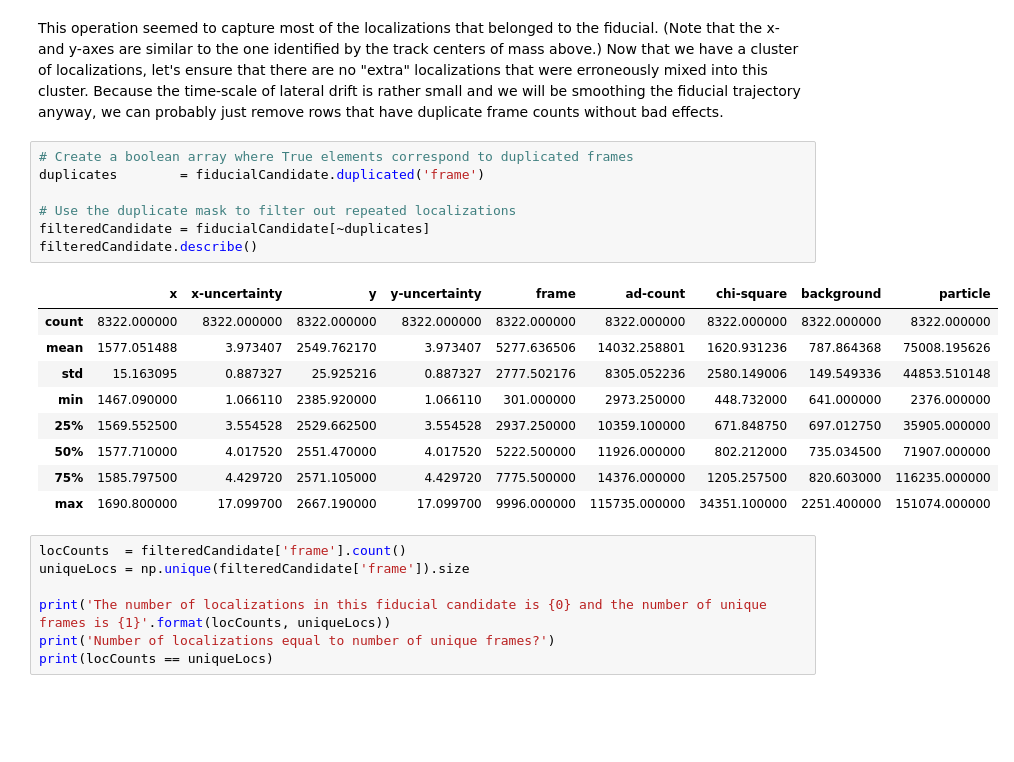
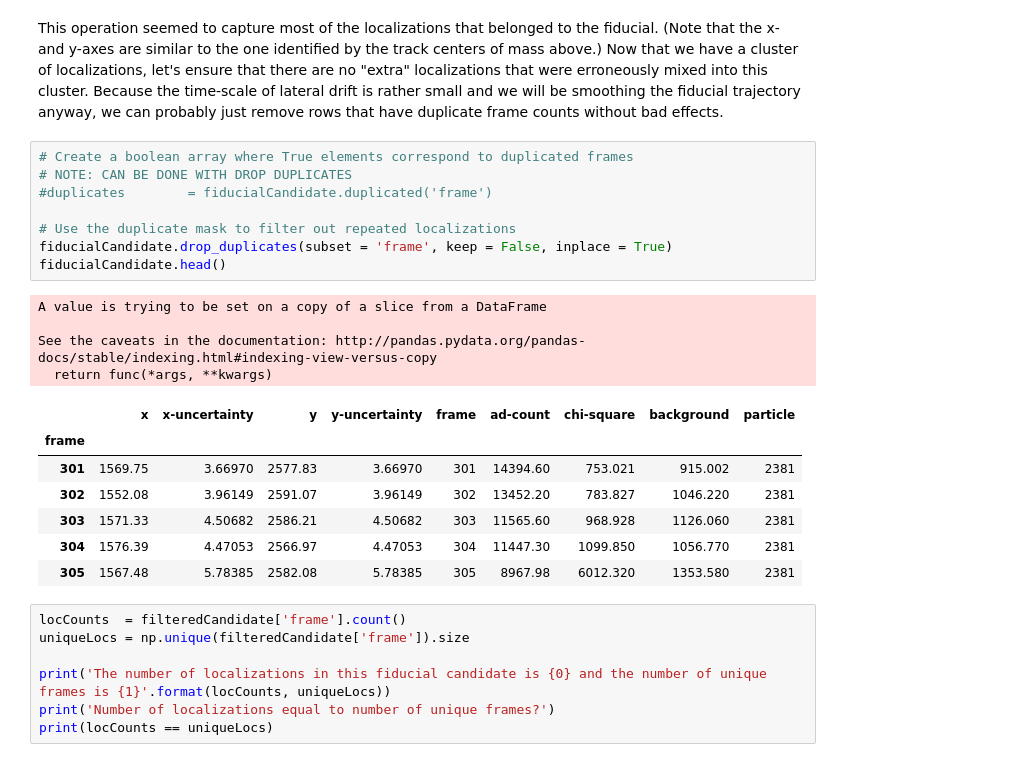
Before and after one commit to kmdouglass/bstore, a Jupyter notebook: playground/Fiducial Detection.ipynb, the cells around one changed output. Drawn from its saved outputs; the diff is of its cells as text; blank space fills up the shorter version.

```diff
--- a/playground/Fiducial Detection.ipynb
+++ b/playground/Fiducial Detection.ipynb
@@ -202,21 +202,24 @@ fiducialCandidate.describe()
 This operation seemed to capture most of the localizations that belonged to the fiducial. (Note that the x- and y-axes are similar to the one identified by the track centers of mass above.) Now that we have a cluster of localizations, let's ensure that there are no "extra" localizations that were erroneously mixed into this cluster. Because the time-scale of lateral drift is rather small and we will be smoothing the fiducial trajectory anyway, we can probably just remove rows that have duplicate frame counts without bad effects.
 # %%
 # Create a boolean array where True elements correspond to duplicated frames
-duplicates        = fiducialCandidate.duplicated('frame')
+# NOTE: CAN BE DONE WITH DROP DUPLICATES
+#duplicates        = fiducialCandidate.duplicated('frame')
 
 # Use the duplicate mask to filter out repeated localizations
-filteredCandidate = fiducialCandidate[~duplicates]
-filteredCandidate.describe()
+fiducialCandidate.drop_duplicates(subset = 'frame', keep = False, inplace = True)
+fiducialCandidate.head()
 # %% [output]
+A value is trying to be set on a copy of a slice from a DataFrame
+
+See the caveats in the documentation: http://pandas.pydata.org/pandas-docs/stable/indexing.html#indexing-view-versus-copy
+  return func(*args, **kwargs)
 |  | x | x-uncertainty | y | y-uncertainty | frame | ad-count | chi-square | background | particle |
-| count | 8322.000000 | 8322.000000 | 8322.000000 | 8322.000000 | 8322.000000 | 8322.000000 | 8322.000000 | 8322.000000 | 8322.000000 |
-| mean | 1577.051488 | 3.973407 | 2549.762170 | 3.973407 | 5277.636506 | 14032.258801 | 1620.931236 | 787.864368 | 75008.195626 |
-| std | 15.163095 | 0.887327 | 25.925216 | 0.887327 | 2777.502176 | 8305.052236 | 2580.149006 | 149.549336 | 44853.510148 |
-| min | 1467.090000 | 1.066110 | 2385.920000 | 1.066110 | 301.000000 | 2973.250000 | 448.732000 | 641.000000 | 2376.000000 |
-| 25% | 1569.552500 | 3.554528 | 2529.662500 | 3.554528 | 2937.250000 | 10359.100000 | 671.848750 | 697.012750 | 35905.000000 |
-| 50% | 1577.710000 | 4.017520 | 2551.470000 | 4.017520 | 5222.500000 | 11926.000000 | 802.212000 | 735.034500 | 71907.000000 |
-| 75% | 1585.797500 | 4.429720 | 2571.105000 | 4.429720 | 7775.500000 | 14376.000000 | 1205.257500 | 820.603000 | 116235.000000 |
-| max | 1690.800000 | 17.099700 | 2667.190000 | 17.099700 | 9996.000000 | 115735.000000 | 34351.100000 | 2251.400000 | 151074.000000 |
+| frame |  |  |  |  |  |  |  |  |  |
+| 301 | 1569.75 | 3.66970 | 2577.83 | 3.66970 | 301 | 14394.60 | 753.021 | 915.002 | 2381 |
+| 302 | 1552.08 | 3.96149 | 2591.07 | 3.96149 | 302 | 13452.20 | 783.827 | 1046.220 | 2381 |
+| 303 | 1571.33 | 4.50682 | 2586.21 | 4.50682 | 303 | 11565.60 | 968.928 | 1126.060 | 2381 |
+| 304 | 1576.39 | 4.47053 | 2566.97 | 4.47053 | 304 | 11447.30 | 1099.850 | 1056.770 | 2381 |
+| 305 | 1567.48 | 5.78385 | 2582.08 | 5.78385 | 305 | 8967.98 | 6012.320 | 1353.580 | 2381 |
 # %%
 locCounts  = filteredCandidate['frame'].count()
 uniqueLocs = np.unique(filteredCandidate['frame']).size
```
Also changed, not shown: parts of 3 cells of this notebook, 1 other file.
